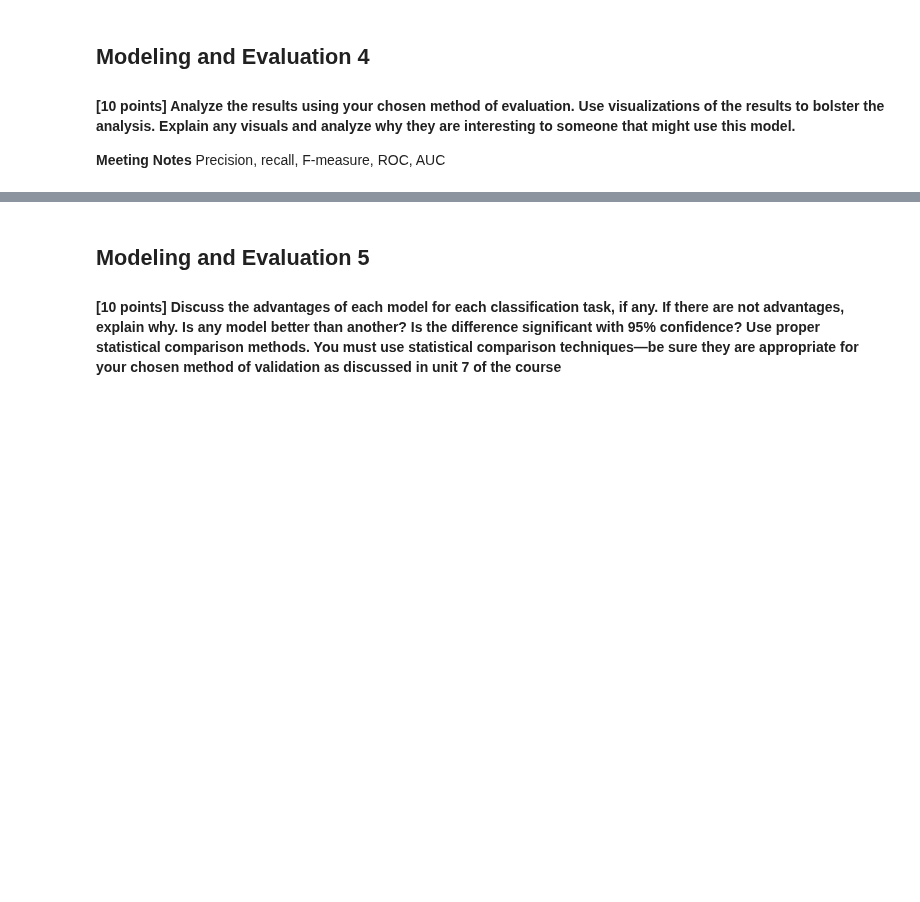
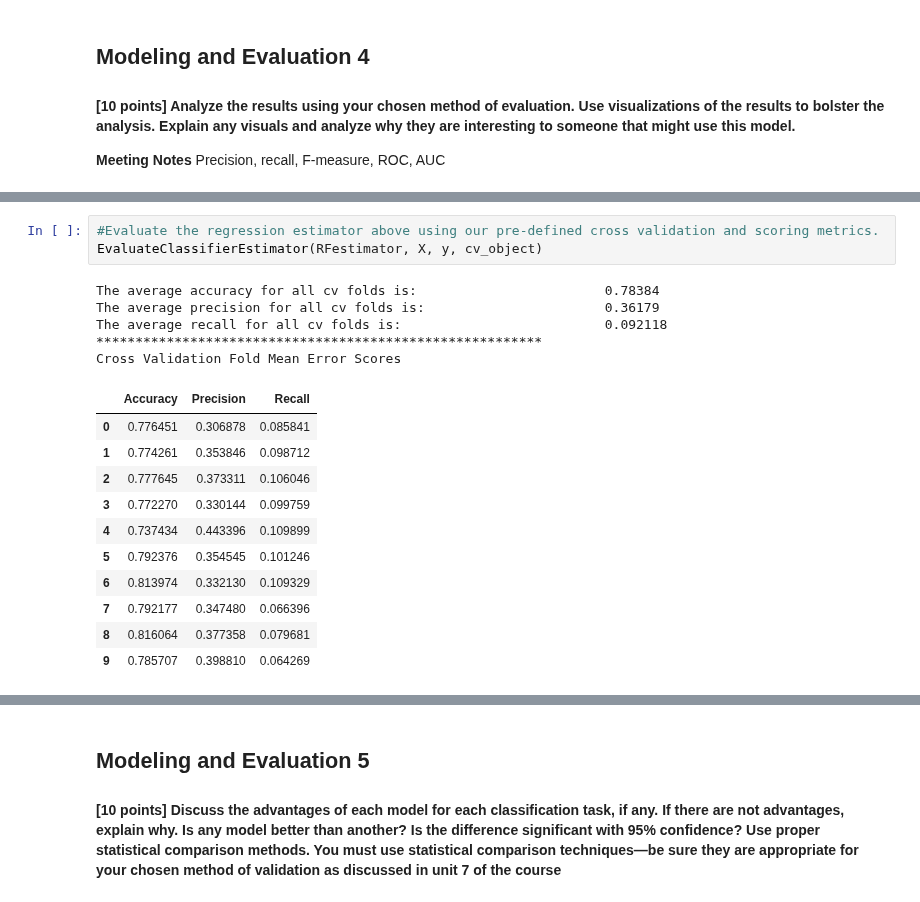
Before and after one commit to cdmorgan103/7331DataMiningNoShow, a Jupyter notebook: Lab2.ipynb, the cells around one changed output, grey strips where cells are left out. Saved outputs shown, nothing was run; the diff lists cells and outputs as text; blank space fills up the shorter version.

```diff
--- a/Lab2.ipynb
+++ b/Lab2.ipynb
@@ -639,0 +910,20 @@ regGridSearch.best_estimator_
+# %%
+#Evaluate the regression estimator above using our pre-defined cross validation and scoring metrics.
+EvaluateClassifierEstimator(RFestimator, X, y, cv_object)
+# %% [output]
+The average accuracy for all cv folds is:                        0.78384
+The average precision for all cv folds is:                       0.36179
+The average recall for all cv folds is:                          0.092118
+*********************************************************
+Cross Validation Fold Mean Error Scores
+|  | Accuracy | Precision | Recall |
+| 0 | 0.776451 | 0.306878 | 0.085841 |
+| 1 | 0.774261 | 0.353846 | 0.098712 |
+| 2 | 0.777645 | 0.373311 | 0.106046 |
+| 3 | 0.772270 | 0.330144 | 0.099759 |
+| 4 | 0.737434 | 0.443396 | 0.109899 |
+| 5 | 0.792376 | 0.354545 | 0.101246 |
+| 6 | 0.813974 | 0.332130 | 0.109329 |
+| 7 | 0.792177 | 0.347480 | 0.066396 |
+| 8 | 0.816064 | 0.377358 | 0.079681 |
+| 9 | 0.785707 | 0.398810 | 0.064269 |
```
Also changed, not shown: parts of 49 cells of this notebook.
